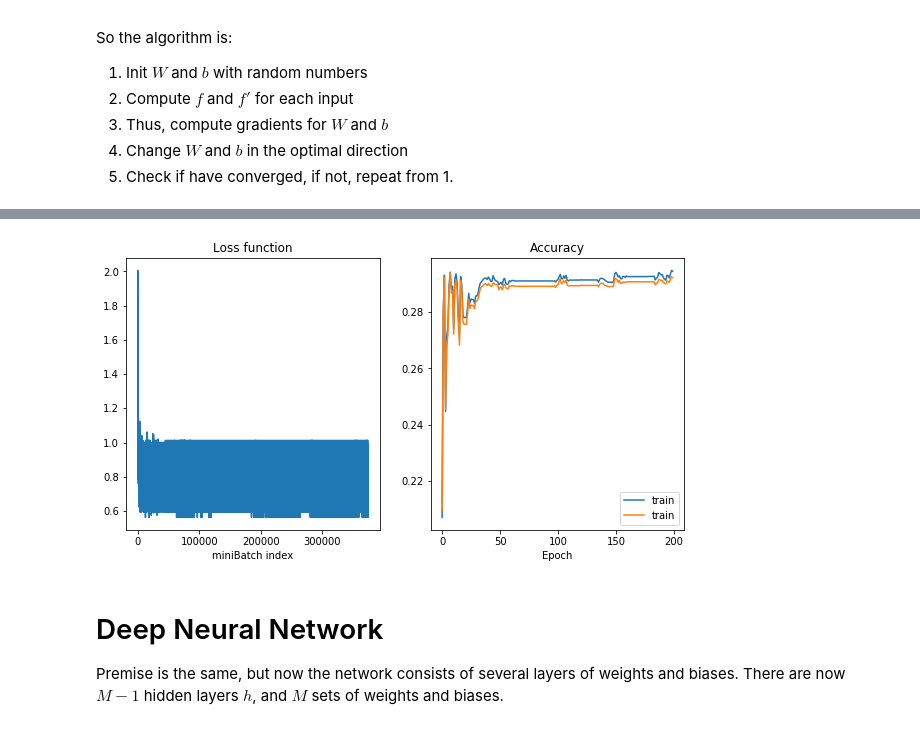
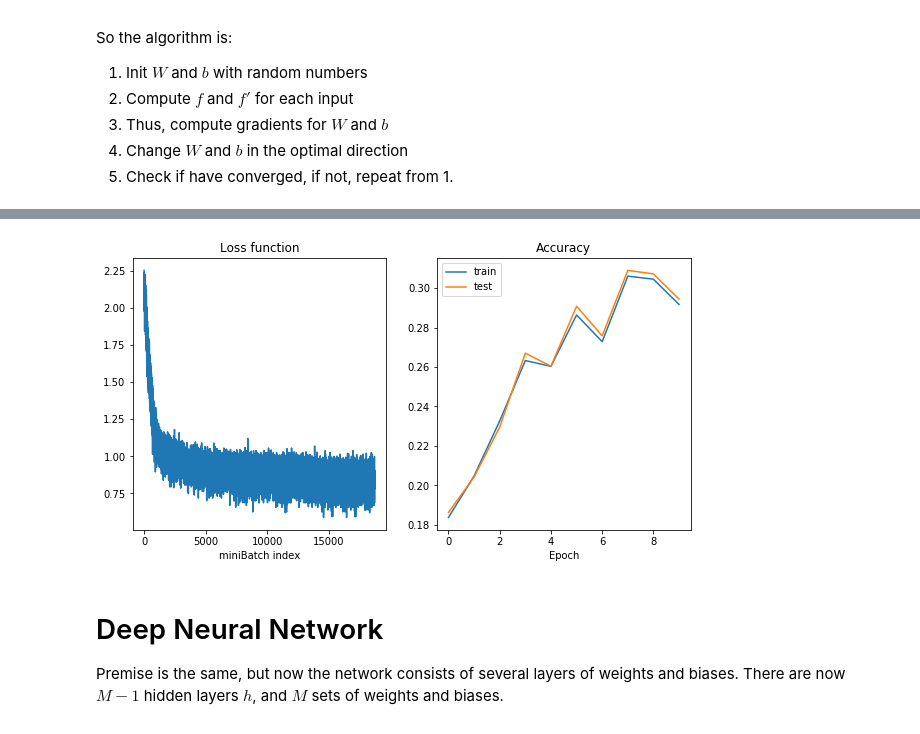
Before and after one commit to aleksejs-fomins/snippets-data-analysis, a Jupyter notebook: python/machine-learning/NeuralNetworks/ann/backprop_v1.ipynb, the cells around one changed output, grey strips where cells are left out. Drawn from its saved outputs; the diff is of its cells as text; code cells hidden in the pictures.

```diff
--- a/python/machine-learning/NeuralNetworks/ann/backprop_v1.ipynb
+++ b/python/machine-learning/NeuralNetworks/ann/backprop_v1.ipynb
@@ -36,13 +36,15 @@ Found datastructure of shape (10000, 28, 28)
 Found datastructure of shape (10000,)
 <matplotlib.figure.Figure at 0x...>
 # %%
-# Sigmoid function
-def sig(x):
-    return 1 / (1 + np.exp(-x))
+# Some nonlinear functions
+sig       = lambda x: 1 / (1 + np.exp(-x))
+relu      = lambda x: x*(x > 0)
+leakyrelu = lambda x: x*((x > 0) + 0.01*(x < 0))
 
-# Derivative of sigmoid
-def sigprim(x):
-    return 0.5 / (1 + np.cosh(x))
+# And their derivatives
+sigprim       = lambda x: 0.5 / (1 + np.cosh(x))
+reluprim      = lambda x: (x > 0).astype(float)
+leakyreluprim = lambda x: (x > 0) + 0.01*(x < 0)
 
 # Convert labels to array of ones and zeos
 def label2arr(x, N):
@@ -79,7 +81,8 @@ def trainTestNetwork(netClass, netParam, xTrain, yTrain, xTest, yTest, nY, nMini
     nMiniBatches = int(np.ceil(nTrialsTrain / nMini))
 
     for iEpoch in range(nEpoch):
-        eta = 0.01 if iEpoch < 20 else 0.001
+        eta = (0.01 if iEpoch < 20 else 0.001) * netParam['etaPref']
+        #eta = 0.01 if iEpoch < 20 else 0.001
         for iMiniBatch in range(nMiniBatches):
             idxl = nMini * iMiniBatch
             idxr = nMini * (iMiniBatch + 1)
@@ -149,8 +152,10 @@ So the algorithm is:
 # %%
 class ShallowNet:
     def __init__(self, p):
-        self.b = np.random.normal(0,1, p['nOut'])
-        self.W = np.random.normal(0,1, (p['nOut'], p['nIn']))
+        self.nonlinFunc     = p['nonlinFunc']
+        self.nonlinPrimFunc = p['nonlinPrimFunc']
+        self.b = np.random.normal(0, 1, p['nOut'])
+        self.W = np.random.normal(0, 1, (p['nOut'], p['nIn']))
 
     # Linear part of the predictor
     def lin(self, x, W, b):
@@ -158,13 +163,13 @@ class ShallowNet:
 
     # Dimensions of x are [nTrial, nFeature]
     def predict(self, x):
-        l = self.lin(x, self.W, self.b)
-        return sig(l)
+        lin = self.lin(x, self.W, self.b)
+        return self.nonlinFunc(lin)
 
     def step(self, x, y, eta):
-        l = self.lin(x, self.W, self.b)
-        f = sig(l)       # Nonlinear function
-        g = sigprim(l)   # It's derivative
+        lin = self.lin(x, self.W, self.b)
+        f = self.nonlinFunc(lin)      # Nonlinear function
+        g = self.nonlinPrimFunc(lin)  # It's derivative
 
         err = y - f
         errg = err*g
@@ -172,5 +177,11 @@ class ShallowNet:
         self.W += eta * errg.T.dot(x)
         return np.mean(np.linalg.norm(err, axis=1))
 # %%
-trainTestNetwork(ShallowNet, {}, train_images, train_labels, test_images, test_labels, 10, nEpoch=200)
+param = {
+    'etaPref'        : 0.1,
+    'nonlinFunc'     : #sig,
+    'nonlinPrimFunc' : #sigprim
+}
+
+trainTestNetwork(ShallowNet, param, train_images, train_labels, test_images, test_labels, 10, nEpoch=10)
 # %% [output]
@@ -194,4 +198,4 @@ Did epoch 199 ::: Train accuracy 0.29 ::: Test accuracy 0.29
-[figure, old version]
+[figure, new version]
 # %% [markdown]
 # Deep Neural Network
 
```
Also changed, not shown: parts of 1 cell of this notebook, 1 other file.
